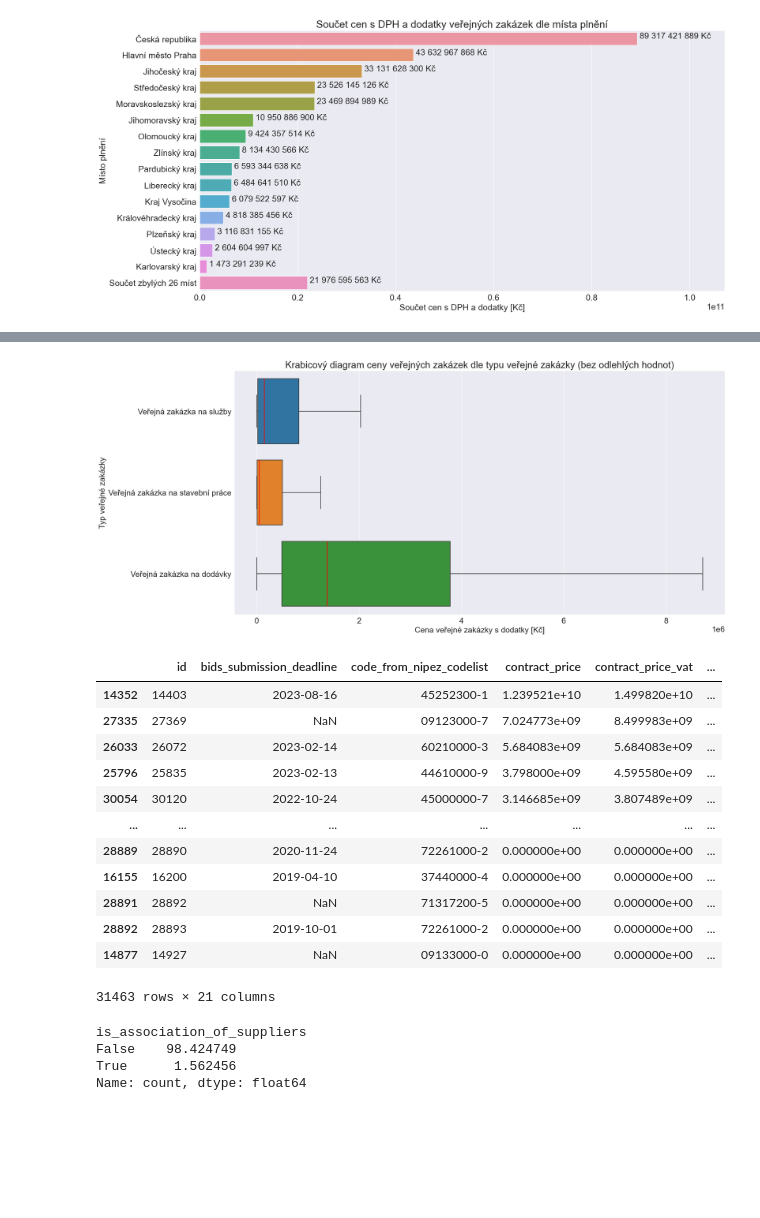
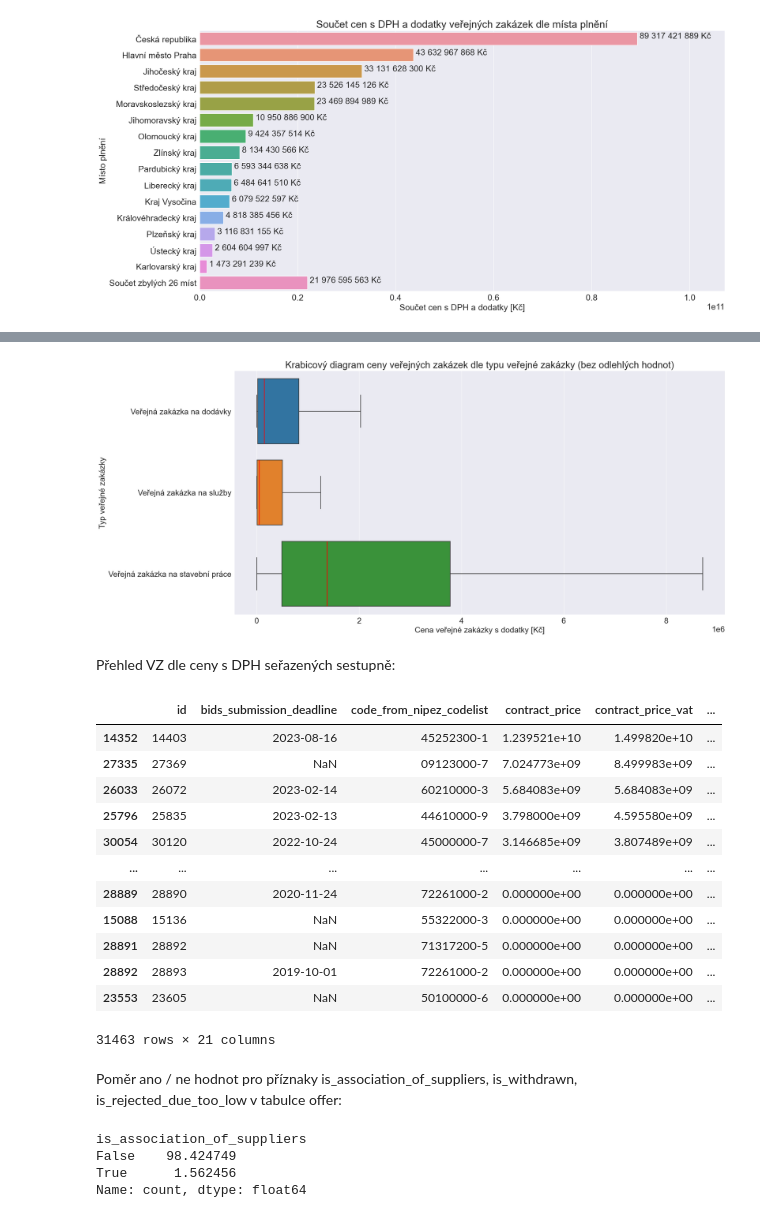
Before and after one commit to opendatalabcz/analysis-public-procurement, a Jupyter notebook: descriptions.ipynb, the cells around one changed output, grey strips where cells are left out. Saved outputs shown, nothing was run; the diff lists cells and outputs as text; code cells hidden in the pictures; blank space fills up the shorter version.

```diff
--- a/descriptions.ipynb
+++ b/descriptions.ipynb
@@ -507,0 +461,21 @@ public_contract_regime - režim veřejné zakázky - od něj se odvíjí pravidl
+# %%
+# translation for public_contract_regime
+dict_public_contract_regime = {
+    'Above-limit public contract': 'Nadlimitní veřejná zakázka',
+    'Below-limit public contract': 'Podlimitní veřejná zakázka',
+    'Small-scale public contract': 'Veřejná zakázka malého rozsahu',
+    'Small-scale concession': 'Koncese malého rozsahu',
+    'Concession': 'Koncese',
+    'Below-threshold public procurement besides the procurement procedure': 'Podlimitní veřejná zakázka mimo zadávací řízení',
+    'Zjednodušený režim': 'Zjednodušený režim',
+}
+# translation for type
+dict_type = {
+    'Public contract for deliveries' : 'Veřejná zakázka na dodávky',
+    'Public contract for services' : 'Veřejná zakázka na služby',
+    'Public contract for construction work' : 'Veřejná zakázka na stavební práce',
+    'Service concessions' : 'Koncese na služby',
+    'Concession for construction works' : 'Koncese na stavební práce',
+}
+dataframes['procurement']['public_contract_regime'] = dataframes['procurement']['public_contract_regime'].map(dict_public_contract_regime)
+dataframes['procurement']['type'] = dataframes['procurement']['type'].map(dict_type)
@@ -1036,19 +950,22 @@ hs.set_yscale('log')
 # %%
-list_of_types = ['Public contract for services', 'Public contract for construction work', 'Public contract for deliveries']
+p = dataframes['procurement']
+contract_price = p[p['contract_price_with_amendments'].between(p['contract_price_with_amendments'].quantile(.05), p['contract_price_with_amendments'].quantile(.95))]
+list_of_types = ['Veřejná zakázka na dodávky', 'Veřejná zakázka na služby', 'Veřejná zakázka na stavební práce']
 contract_price = contract_price[contract_price['type'].isin(list_of_types)]
 
 plt.figure(figsize=(20, 10))
 sns.boxplot(data=contract_price, x='contract_price_with_amendments', y='type', medianprops=dict(color='red'), showfliers=False)
-# apply translation
-plt.yticks(range(len(list_of_types)), [dict_type[x] for x in list_of_types])
+
 plt.xlabel('Cena veřejné zakázky s dodatky [Kč]')
 plt.ylabel('Typ veřejné zakázky')
 plt.title('Krabicový diagram ceny veřejných zakázek dle typu veřejné zakázky (bez odlehlých hodnot)')
 plt.show()
 # %% [output]
-[figure, old version]
+[figure, new version]
+# %% [markdown]
+Přehled VZ dle ceny s DPH seřazených sestupně:
 # %%
-dataframes['procurement'].sort_values(by='contract_price', ascending=False)
+dataframes['procurement'].sort_values(by='contract_price_with_amendments_vat', ascending=False)
 # %% [output]
 |  | id | bids_submission_deadline | code_from_nipez_codelist | contract_price | contract_price_vat | ... |
 | 14352 | 14403 | 2023-08-16 | 45252300-1 | 1.239521e+10 | 1.499820e+10 | ... |
@@ -1058,9 +975,11 @@ dataframes['procurement'].sort_values(by='contract_price', ascending=False)
 | 30054 | 30120 | 2022-10-24 | 45000000-7 | 3.146685e+09 | 3.807489e+09 | ... |
 | ... | ... | ... | ... | ... | ... | ... |
 | 28889 | 28890 | 2020-11-24 | 72261000-2 | 0.000000e+00 | 0.000000e+00 | ... |
-| 16155 | 16200 | 2019-04-10 | 37440000-4 | 0.000000e+00 | 0.000000e+00 | ... |
+| 15088 | 15136 | NaN | 55322000-3 | 0.000000e+00 | 0.000000e+00 | ... |
 | 28891 | 28892 | NaN | 71317200-5 | 0.000000e+00 | 0.000000e+00 | ... |
 | 28892 | 28893 | 2019-10-01 | 72261000-2 | 0.000000e+00 | 0.000000e+00 | ... |
-| 14877 | 14927 | NaN | 09133000-0 | 0.000000e+00 | 0.000000e+00 | ... |
+| 23553 | 23605 | NaN | 50100000-6 | 0.000000e+00 | 0.000000e+00 | ... |
 31463 rows × 21 columns
+# %% [markdown]
+Poměr ano / ne hodnot pro příznaky is_association_of_suppliers, is_withdrawn, is_rejected_due_too_low v tabulce offer:
 # %%
```
Also changed, not shown: parts of 102 cells of this notebook.
